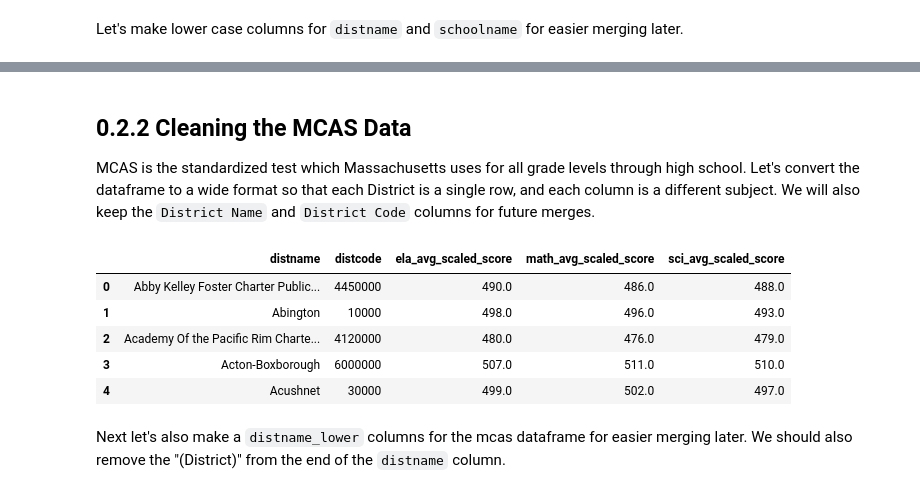
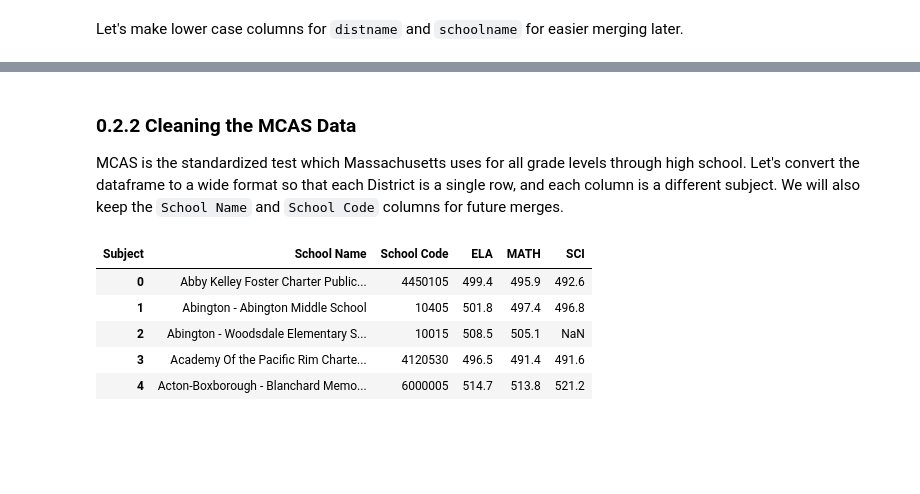
Before and after one commit to alexcraig043/qss-20-final-project, a Jupyter notebook: src/code/main.ipynb, the cells around one changed output, grey strips where cells are left out. Drawn from its saved outputs; the diff is of its cells as text; code cells hidden in the pictures; blank space fills up the shorter version.

```diff
--- a/src/code/main.ipynb
+++ b/src/code/main.ipynb
@@ -21,6 +21,6 @@ nerds_df.head()
 | 4 | MA | 2018-2019 | 1 | 20 | Abington | Beaver Brook Elementary | 2501650 | ... |
 5 rows × 70 columns
 # %%
-mcas_df = pd.read_excel("../data/mcas_results.xlsx")
+mcas_df = pd.read_excel("../data/mcas_results_2019.xlsx")
 mcas_df.head()
 # %% [output]
@@ -110,19 +171,17 @@ See the caveats in the documentation: https://pandas.pydata.org/pandas-docs/stab
 | 3 | Abington | Abington Middle School | 0 | 0 | 672.0 | 05-08 | 13057.825084 | 83.417661 | ... |
 | 4 | Abington | Beaver Brook Elementary | 0 | 0 | 455.0 | KG-02 | 13134.592802 | 1105.059138 | ... |
 # %% [markdown]
-## 0.2.2 Cleaning the MCAS Data
-MCAS is the standardized test which Massachusetts uses for all grade levels through high school. Let's convert the dataframe to a wide format so that each District is a single row, and each column is a different subject. We will also keep the `District Name` and `District Code` columns for future merges.
+### 0.2.2 Cleaning the MCAS Data
+MCAS is the standardized test which Massachusetts uses for all grade levels through high school. Let's convert the dataframe to a wide format so that each District is a single row, and each column is a different subject. We will also keep the `School Name` and `School Code` columns for future merges.
 # %%
-mcas_df_clean = pd.pivot(mcas_df, index=['District Name', 'District Code'], columns='Subject', values='Avg. Scaled Score').reset_index()
-mcas_df_clean.columns = ["distname", "distcode", "ela_avg_scaled_score", "math_avg_scaled_score", "sci_avg_scaled_score"]
+mcas_df_clean = pd.pivot(mcas_df, index=['School Name', 'School Code'], columns='Subject', values='Avg. Scaled Score').reset_index()
+# mcas_df_clean.columns = ["distname", "distcode", "ela_avg_scaled_score", "math_avg_scaled_score", "sci_avg_scaled_score"]
 
 mcas_df_clean.head()
 # %% [output]
-|  | distname | distcode | ela_avg_scaled_score | math_avg_scaled_score | sci_avg_scaled_score |
-| 0 | Abby Kelley Foster Charter Public... | 4450000 | 490.0 | 486.0 | 488.0 |
-| 1 | Abington | 10000 | 498.0 | 496.0 | 493.0 |
-| 2 | Academy Of the Pacific Rim Charte... | 4120000 | 480.0 | 476.0 | 479.0 |
-| 3 | Acton-Boxborough | 6000000 | 507.0 | 511.0 | 510.0 |
-| 4 | Acushnet | 30000 | 499.0 | 502.0 | 497.0 |
+| Subject | School Name | School Code | ELA | MATH | SCI |
+| 0 | Abby Kelley Foster Charter Public... | 4450105 | 499.4 | 495.9 | 492.6 |
+| 1 | Abington - Abington Middle School | 10405 | 501.8 | 497.4 | 496.8 |
+| 2 | Abington - Woodsdale Elementary S... | 10015 | 508.5 | 505.1 | NaN |
+| 3 | Academy Of the Pacific Rim Charte... | 4120530 | 496.5 | 491.4 | 491.6 |
+| 4 | Acton-Boxborough - Blanchard Memo... | 6000005 | 514.7 | 513.8 | 521.2 |
-# %% [markdown]
-Next let's also make a `distname_lower` columns for the mcas dataframe for easier merging later. We should also remove the "(District)" from the end of the `distname` column.
```
Also changed, not shown: parts of 34 cells of this notebook, 1 other file.
